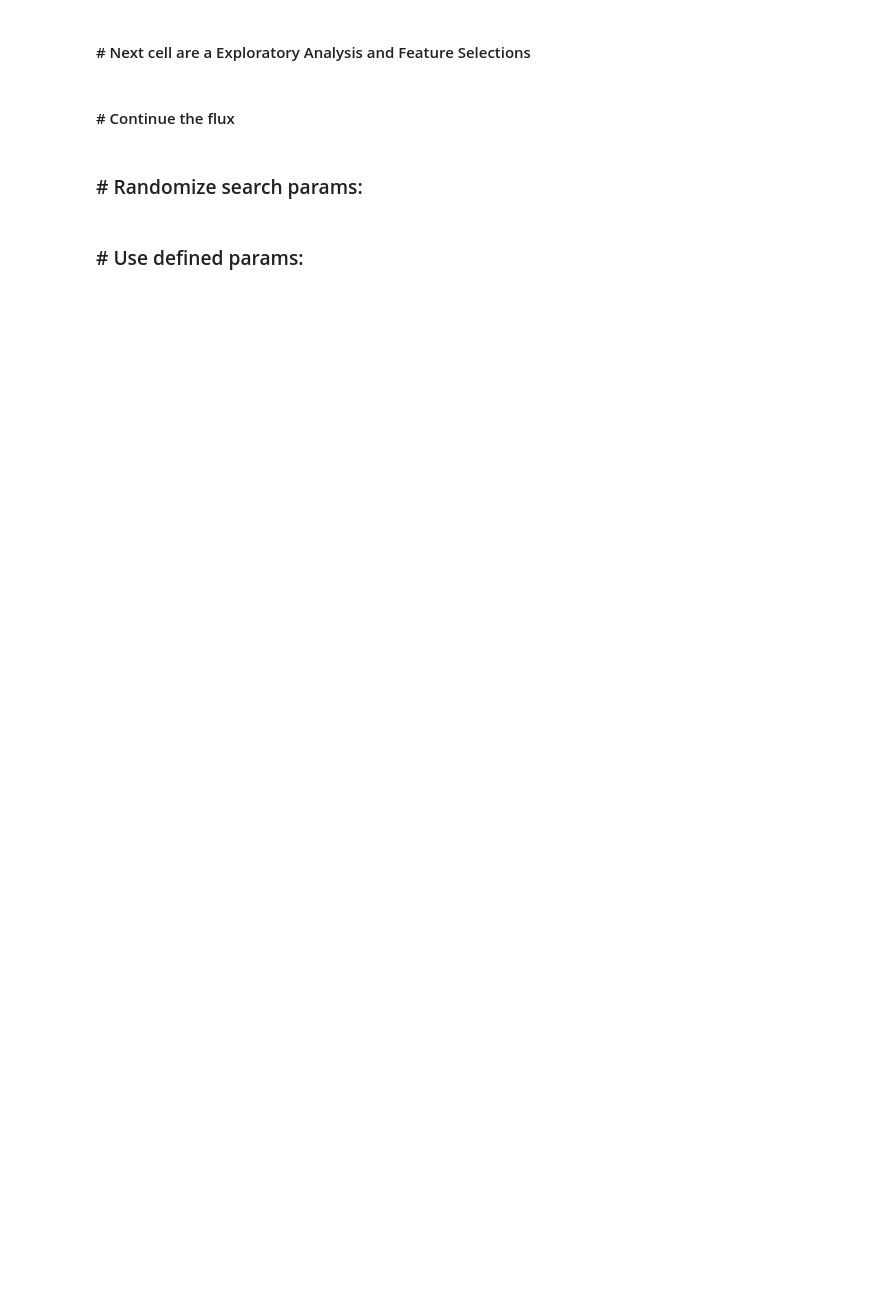
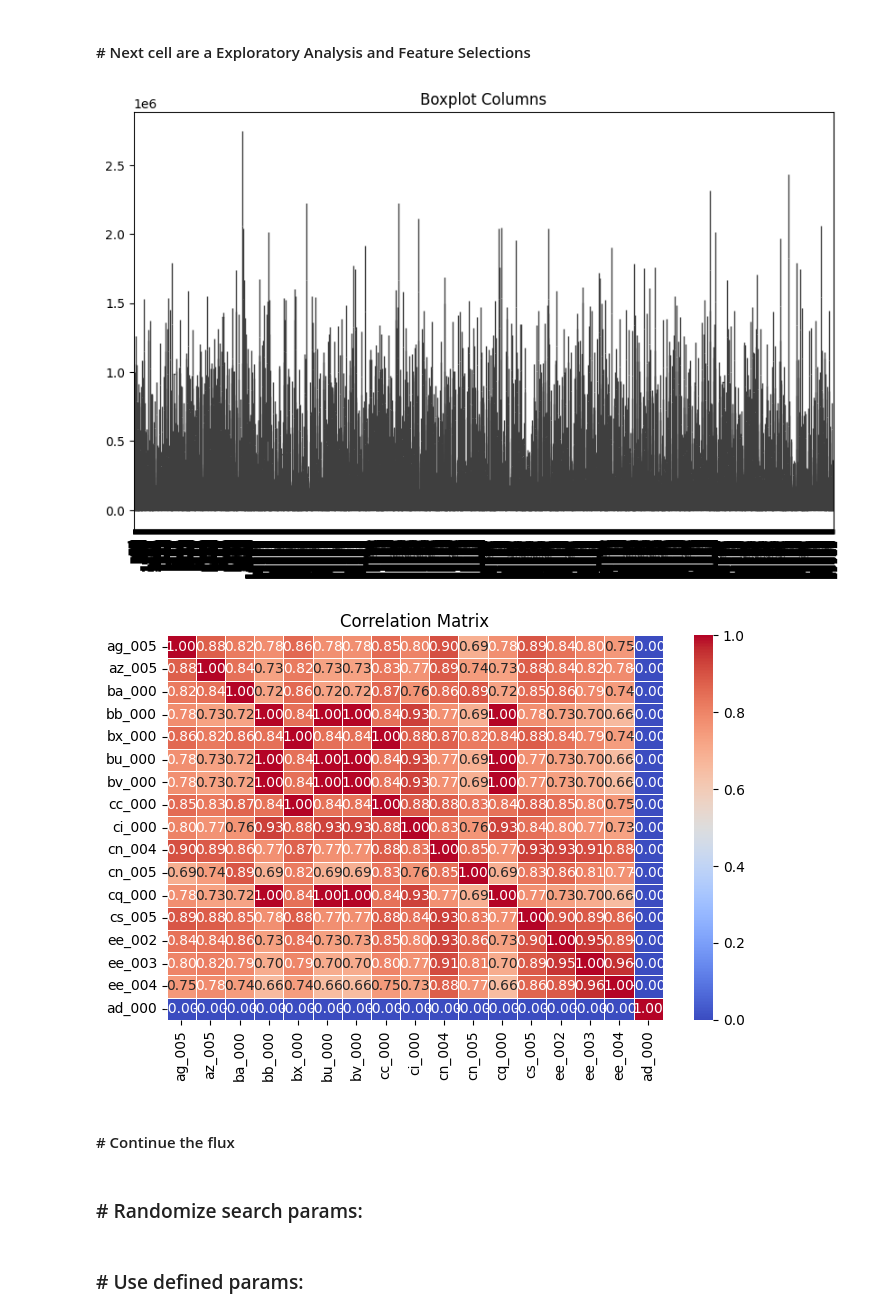
Before and after one commit to Delevati/airsystem_predict, a Jupyter notebook: models/random_forest/run_train-RF.ipynb, the cells around one changed output. Drawn from its saved outputs; the diff is of its cells as text; code cells hidden in the pictures; blank space fills up the shorter version.

Commit message:
[FIX]plots_runned

```diff
--- a/models/random_forest/run_train-RF.ipynb
+++ b/models/random_forest/run_train-RF.ipynb
@@ -53,23 +53,26 @@ df_present['class_binary'] = df_present['class'].apply(lambda x: 1 if x == 'pos'
 # %% [markdown]
 #### # Next cell are a Exploratory Analysis and Feature Selections
 # %%
-# # I started here for understanding the importance of columns and their weights, filtering data.
-# numeric_cols = df_previous.select_dtypes(include='number')
-# plt.figure(figsize=(10, 6))
-# sns.boxplot(data=numeric_cols.T, orient='v')
-# plt.title('Boxplot Columns')
-# plt.xticks(rotation=90)
-# # plt.savefig('boxplot_columns.png')
-# plt.show()
+# I started here for understanding the importance of columns and their weights, filtering data.
+numeric_cols = df_previous.select_dtypes(include='number')
+plt.figure(figsize=(10, 6))
+sns.boxplot(data=numeric_cols.T, orient='v')
+plt.title('Boxplot Columns')
+plt.xticks(rotation=90)
+# plt.savefig('boxplot_columns.png')
+plt.show()
 
-# # Methods that i used to view temperature for columns pos filtering with most importance and weight for Predict Train
-# df_selected = df_previous[selected_columns]
-# correlation_matrix = df_selected.corr()
-# plt.figure(figsize=(8, 5))
-# sns.heatmap(correlation_matrix, annot=True, cmap='coolwarm', fmt=".2f", linewidths=.5)
-# plt.title('Correlation Matrix')
-# # plt.savefig('correlation_columns.png')
-# plt.show()
+# Methods that i used to view temperature for columns pos filtering with most importance and weight for Predict Train
+df_selected = df_previous[selected_columns]
+correlation_matrix = df_selected.corr()
+plt.figure(figsize=(8, 5))
+sns.heatmap(correlation_matrix, annot=True, cmap='coolwarm', fmt=".2f", linewidths=.5)
+plt.title('Correlation Matrix')
+# plt.savefig('correlation_columns.png')
+plt.show()
+# %% [output]
+[figure, added]
+[figure, added]
 # %% [markdown]
 #### # Continue the flux
 # %%
```
Also changed, not shown: parts of 4 cells of this notebook, 1 other file.
